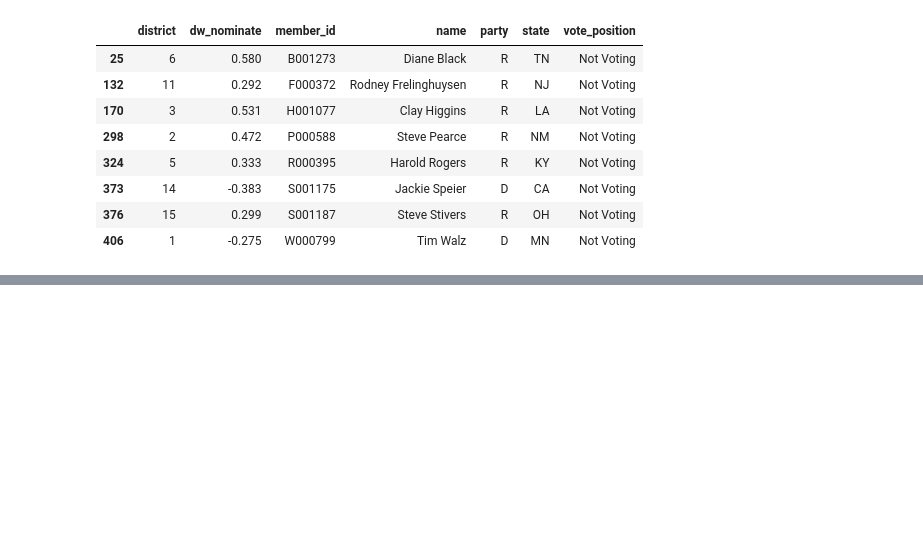
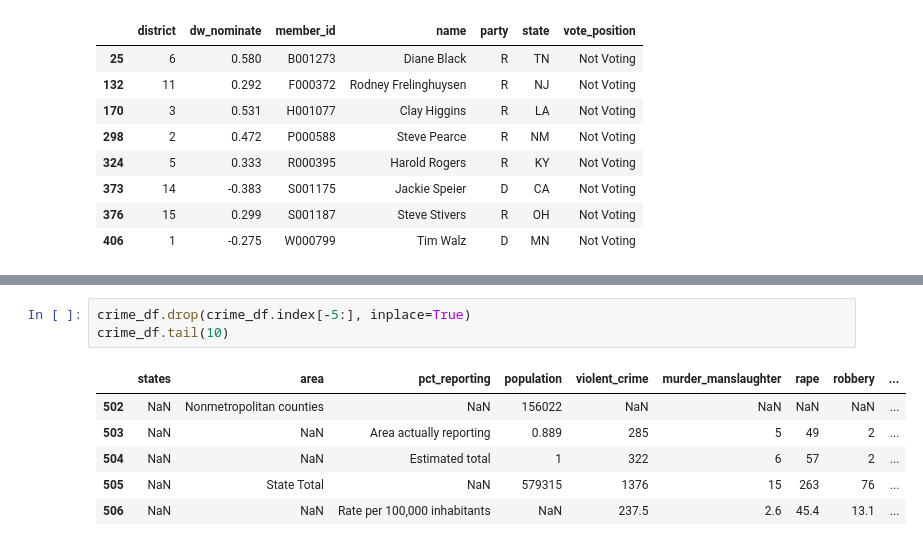
Before and after one commit to EricMa206/Module3Project, a Jupyter notebook: Project 3 Congress.ipynb, the cells around one changed output, grey strips where cells are left out. Drawn from its saved outputs; the diff is of its cells as text; blank space fills up the shorter version.

```diff
--- a/Project 3 Congress.ipynb
+++ b/Project 3 Congress.ipynb
@@ -217,0 +260,10 @@ vote_df[vote_df["vote_position"]=="Not Voting"]
+# %%
+crime_df.drop(crime_df.index[-5:], inplace=True)
+crime_df.tail(10)
+# %% [output]
+|  | states | area | pct_reporting | population | violent_crime | murder_manslaughter | rape | robbery | ... |
+| 502 | NaN | Nonmetropolitan counties | NaN | 156022 | NaN | NaN | NaN | NaN | ... |
+| 503 | NaN | NaN | Area actually reporting | 0.889 | 285 | 5 | 49 | 2 | ... |
+| 504 | NaN | NaN | Estimated total | 1 | 322 | 6 | 57 | 2 | ... |
+| 505 | NaN | State Total | NaN | 579315 | 1376 | 15 | 263 | 76 | ... |
+| 506 | NaN | NaN | Rate per 100,000 inhabitants | NaN | 237.5 | 2.6 | 45.4 | 13.1 | ... |
```
Also changed, not shown: parts of 15 cells of this notebook, 3 other files.
